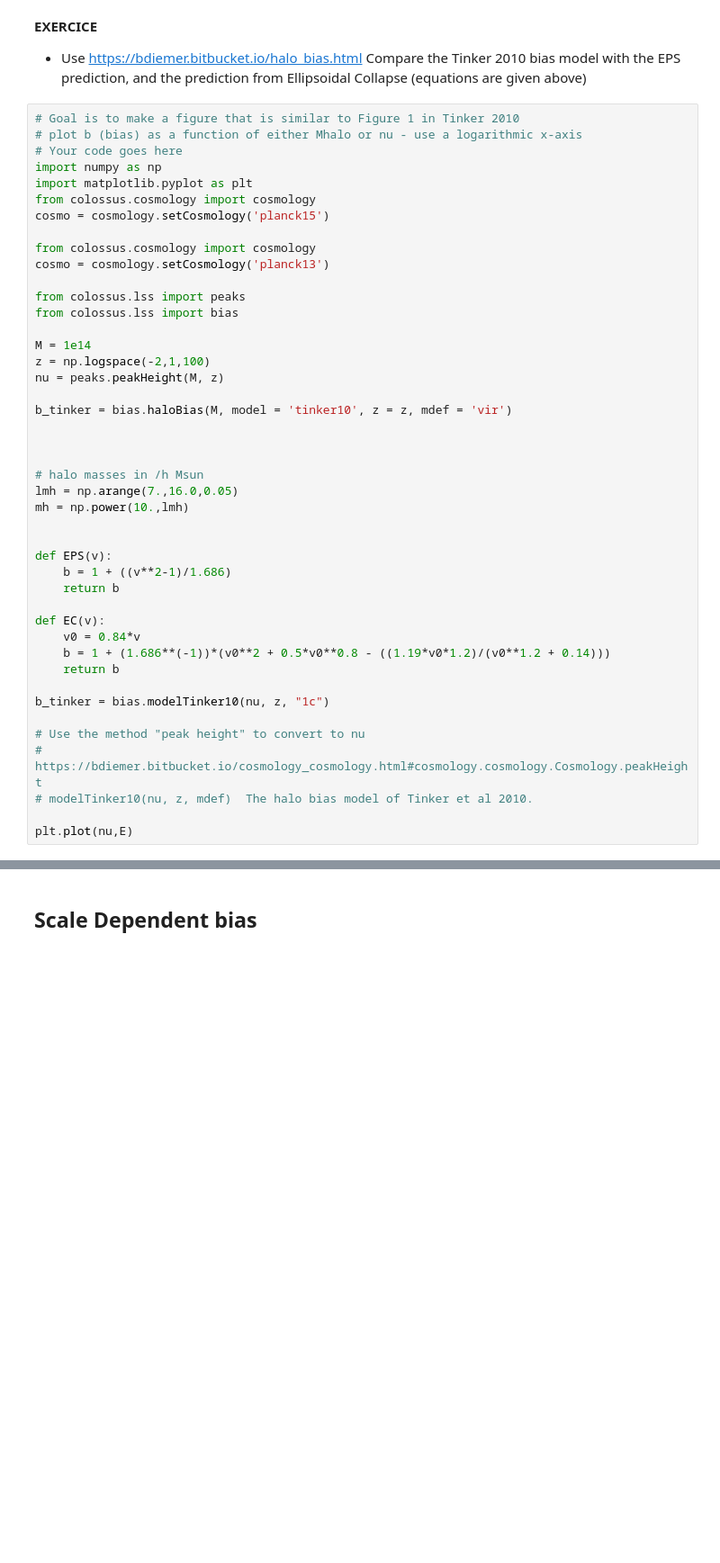
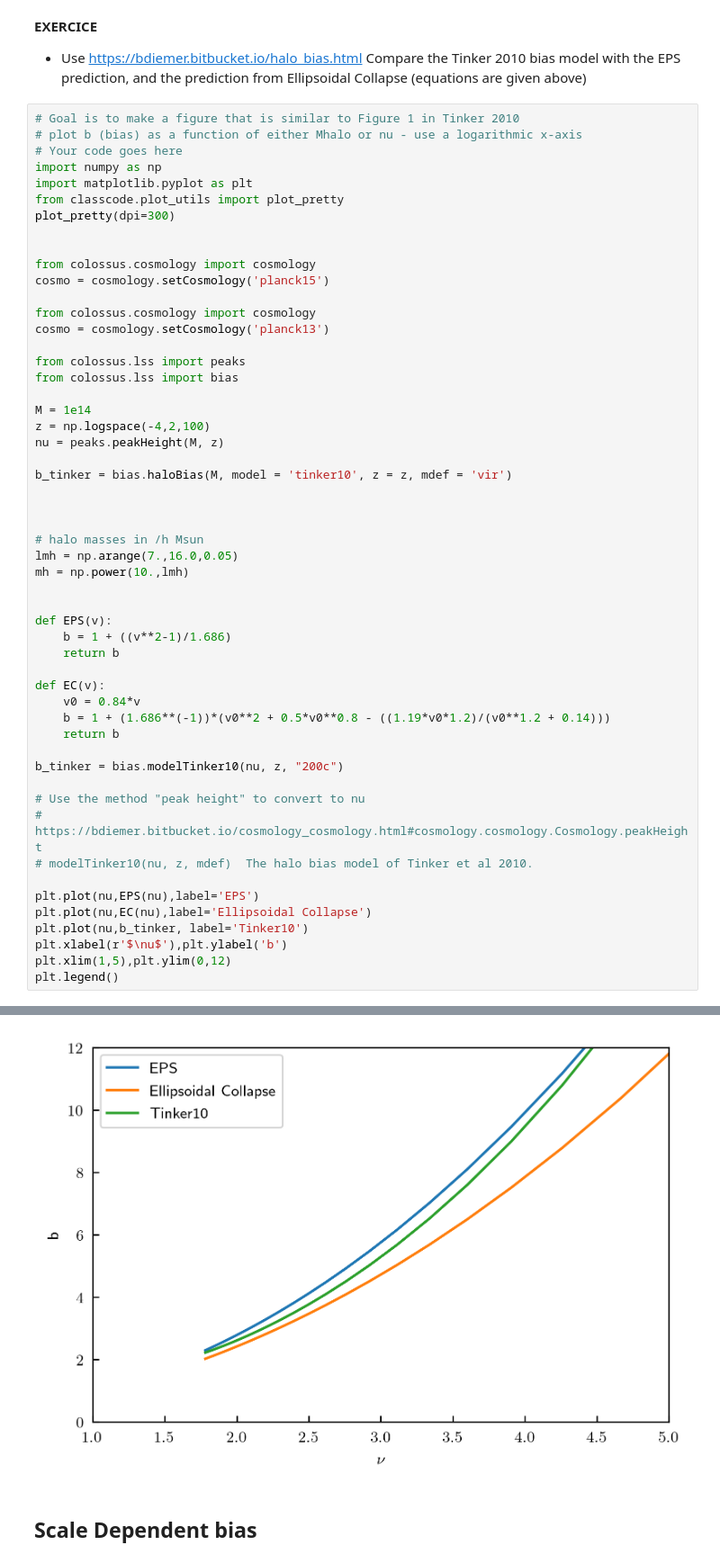
Before and after one commit to rqguan/ASTR214_Runquan, a Jupyter notebook: class7and8_darkmatterhalos_Runquan.ipynb, the cells around one changed output, grey strips where cells are left out. Shown at 90% size. Cells and saved outputs as stored; diff of their text form; blank space fills up the shorter version.

```diff
--- a/class7and8_darkmatterhalos_Runquan.ipynb
+++ b/class7and8_darkmatterhalos_Runquan.ipynb
@@ -112,6 +112,10 @@ Compare the Tinker 2010 bias model with the EPS prediction, and the prediction f
 # Your code goes here
 import numpy as np
 import matplotlib.pyplot as plt
+from classcode.plot_utils import plot_pretty
+plot_pretty(dpi=300)
+
+
 from colossus.cosmology import cosmology
 cosmo = cosmology.setCosmology('planck15')
 
@@ -122,7 +126,7 @@ from colossus.lss import peaks
 from colossus.lss import bias
 
 M = 1e14
-z = np.logspace(-2,1,100)
+z = np.logspace(-4,2,100)
 nu = peaks.peakHeight(M, z)
 
 b_tinker = bias.haloBias(M, model = 'tinker10', z = z, mdef = 'vir')
@@ -143,11 +147,16 @@ def EC(v):
     b = 1 + (1.686**(-1))*(v0**2 + 0.5*v0**0.8 - ((1.19*v0*1.2)/(v0**1.2 + 0.14)))
     return b
 
-b_tinker = bias.modelTinker10(nu, z, "1c")
+b_tinker = bias.modelTinker10(nu, z, "200c")
 
 # Use the method "peak height" to convert to nu
 # https://bdiemer.bitbucket.io/cosmology_cosmology.html#cosmology.cosmology.Cosmology.peakHeight
 # modelTinker10(nu, z, mdef)  The halo bias model of Tinker et al 2010.
 
-plt.plot(nu,E)
+plt.plot(nu,EPS(nu),label='EPS')
+plt.plot(nu,EC(nu),label='Ellipsoidal Collapse')
+plt.plot(nu,b_tinker, label='Tinker10')
+plt.xlabel(r'$\nu$'),plt.ylabel('b')
+plt.xlim(1,5),plt.ylim(0,12)
+plt.legend()
 # %% [output]
@@ -155,3 +164,4 @@ plt.plot(nu,E)
+[figure, added]
 # %% [markdown]
 ## Scale Dependent bias
 # %% [markdown]
```
Also changed, not shown: parts of 1 cell of this notebook.
